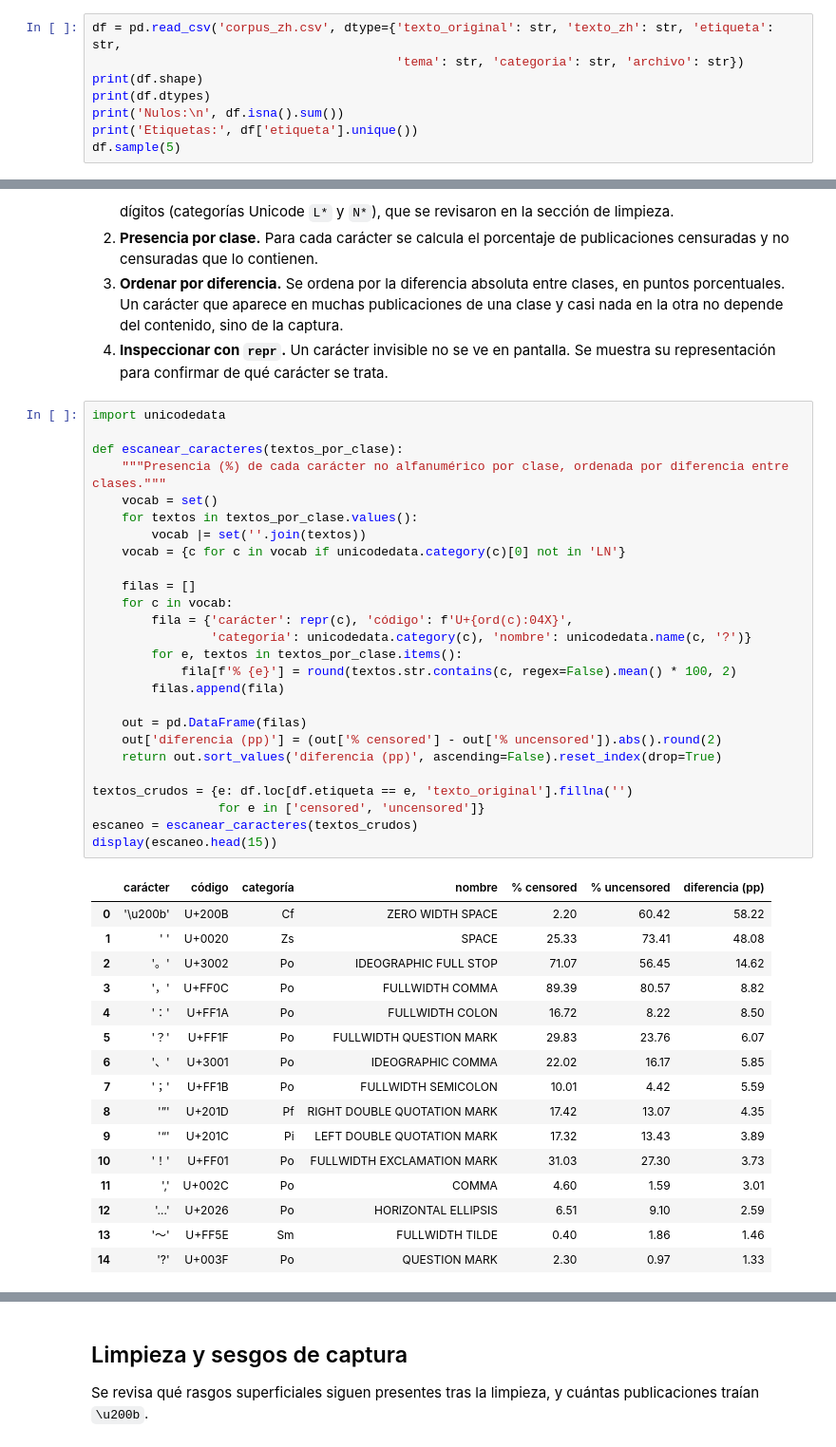
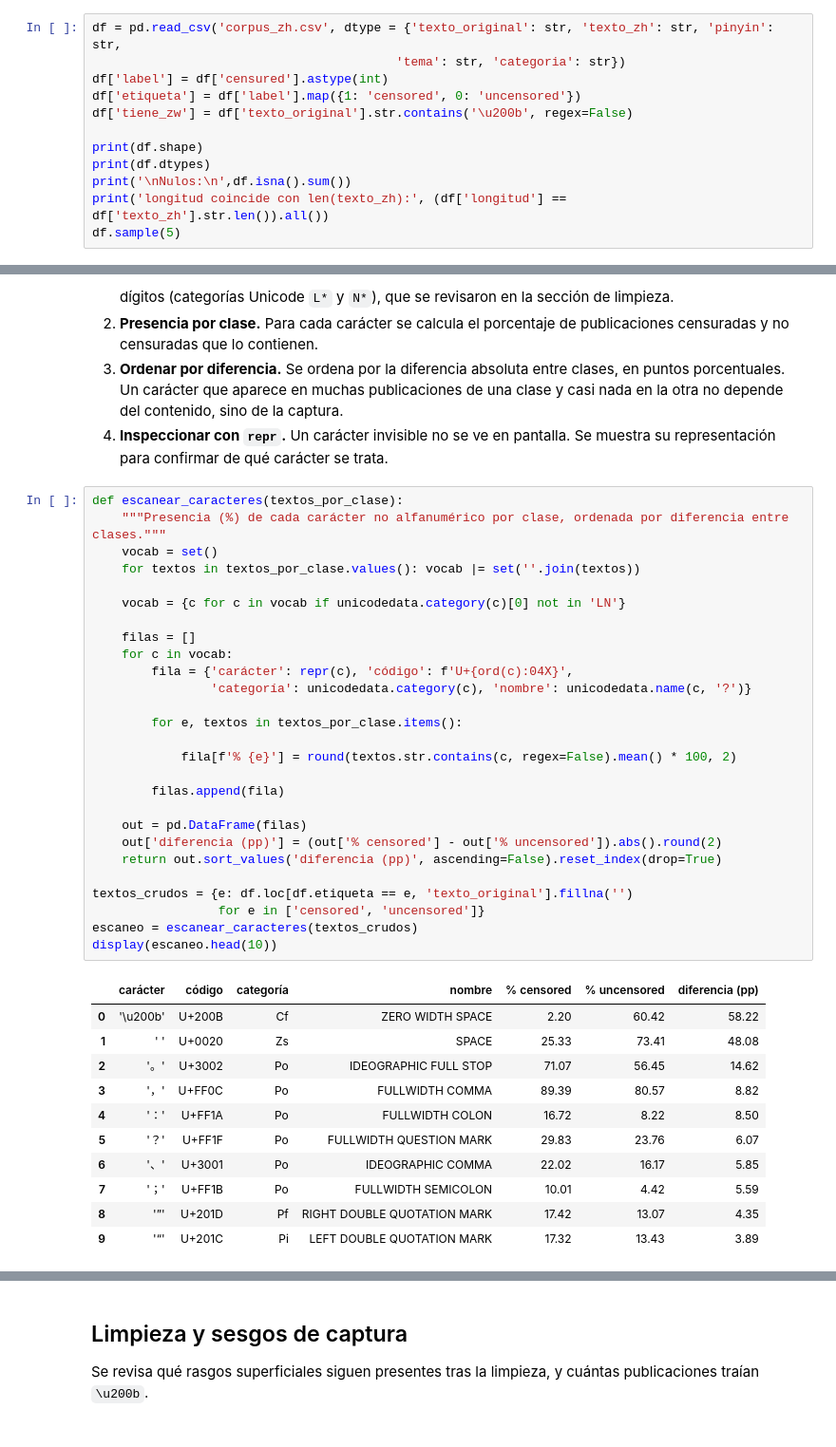
Before and after one commit to Garp02/censorship-linguistic-detection-zh, a Jupyter notebook: eda.ipynb, the cells around one changed output, grey strips where cells are left out. Shown at 95% size. Drawn from its saved outputs; the diff is of its cells as text.

```diff
--- a/eda.ipynb
+++ b/eda.ipynb
@@ -24,11 +46,15 @@ plt.rcParams.update({'figure.dpi': 110, 'axes.spines.top': False, 'axes.spines.r
 # %% [markdown]
 ## Carga y verificación
 # %%
-df = pd.read_csv('corpus_zh.csv', dtype={'texto_original': str, 'texto_zh': str, 'etiqueta': str,
-                                         'tema': str, 'categoria': str, 'archivo': str})
+df = pd.read_csv('corpus_zh.csv', dtype = {'texto_original': str, 'texto_zh': str, 'pinyin': str,
+                                         'tema': str, 'categoria': str})
+df['label'] = df['censured'].astype(int)
+df['etiqueta'] = df['label'].map({1: 'censored', 0: 'uncensored'})
+df['tiene_zw'] = df['texto_original'].str.contains('\u200b', regex=False)
+
 print(df.shape)
 print(df.dtypes)
-print('Nulos:\n', df.isna().sum())
-print('Etiquetas:', df['etiqueta'].unique())
+print('\nNulos:\n',df.isna().sum())
+print('longitud coincide con len(texto_zh):', (df['longitud'] == df['texto_zh'].str.len()).all())
 df.sample(5)
 # %% [output]
@@ -131,48 +157,44 @@ Este análisis no busca un carácter concreto. Revisa todos los caracteres del t
 3. **Ordenar por diferencia.** Se ordena por la diferencia absoluta entre clases, en puntos porcentuales. Un carácter que aparece en muchas publicaciones de una clase y casi nada en la otra no depende del contenido, sino de la captura.
 4. **Inspeccionar con `repr`.** Un carácter invisible no se ve en pantalla. Se muestra su representación para confirmar de qué carácter se trata.
 # %%
-import unicodedata
-
 def escanear_caracteres(textos_por_clase):
     """Presencia (%) de cada carácter no alfanumérico por clase, ordenada por diferencia entre clases."""
     vocab = set()
-    for textos in textos_por_clase.values():
-        vocab |= set(''.join(textos))
+    for textos in textos_por_clase.values(): vocab |= set(''.join(textos))
+
     vocab = {c for c in vocab if unicodedata.category(c)[0] not in 'LN'}
 
     filas = []
     for c in vocab:
         fila = {'carácter': repr(c), 'código': f'U+{ord(c):04X}',
                 'categoría': unicodedata.category(c), 'nombre': unicodedata.name(c, '?')}
+
         for e, textos in textos_por_clase.items():
+
             fila[f'% {e}'] = round(textos.str.contains(c, regex=False).mean() * 100, 2)
+
         filas.append(fila)
 
     out = pd.DataFrame(filas)
     out['diferencia (pp)'] = (out['% censored'] - out['% uncensored']).abs().round(2)
     return out.sort_values('diferencia (pp)', ascending=False).reset_index(drop=True)
 
 textos_crudos = {e: df.loc[df.etiqueta == e, 'texto_original'].fillna('')
                  for e in ['censored', 'uncensored']}
 escaneo = escanear_caracteres(textos_crudos)
-display(escaneo.head(15))
+display(escaneo.head(10))
 # %% [output]
 |  | carácter | código | categoría | nombre | % censored | % uncensored | diferencia (pp) |
 | 0 | '\u200b' | U+200B | Cf | ZERO WIDTH SPACE | 2.20 | 60.42 | 58.22 |
 | 1 | ' ' | U+0020 | Zs | SPACE | 25.33 | 73.41 | 48.08 |
 | 2 | '。' | U+3002 | Po | IDEOGRAPHIC FULL STOP | 71.07 | 56.45 | 14.62 |
 | 3 | '，' | U+FF0C | Po | FULLWIDTH COMMA | 89.39 | 80.57 | 8.82 |
 | 4 | '：' | U+FF1A | Po | FULLWIDTH COLON | 16.72 | 8.22 | 8.50 |
 | 5 | '？' | U+FF1F | Po | FULLWIDTH QUESTION MARK | 29.83 | 23.76 | 6.07 |
 | 6 | '、' | U+3001 | Po | IDEOGRAPHIC COMMA | 22.02 | 16.17 | 5.85 |
 | 7 | '；' | U+FF1B | Po | FULLWIDTH SEMICOLON | 10.01 | 4.42 | 5.59 |
 | 8 | '”' | U+201D | Pf | RIGHT DOUBLE QUOTATION MARK | 17.42 | 13.07 | 4.35 |
 | 9 | '“' | U+201C | Pi | LEFT DOUBLE QUOTATION MARK | 17.32 | 13.43 | 3.89 |
-| 10 | '！' | U+FF01 | Po | FULLWIDTH EXCLAMATION MARK | 31.03 | 27.30 | 3.73 |
-| 11 | ',' | U+002C | Po | COMMA | 4.60 | 1.59 | 3.01 |
-| 12 | '…' | U+2026 | Po | HORIZONTAL ELLIPSIS | 6.51 | 9.10 | 2.59 |
-| 13 | '～' | U+FF5E | Sm | FULLWIDTH TILDE | 0.40 | 1.86 | 1.46 |
-| 14 | '?' | U+003F | Po | QUESTION MARK | 2.30 | 0.97 | 1.33 |
 # %%
 # Inspección del carácter con mayor diferencia entre clases
 top = escaneo.iloc[0]
```
Also changed, not shown: parts of 34 cells of this notebook, 1 other file.
